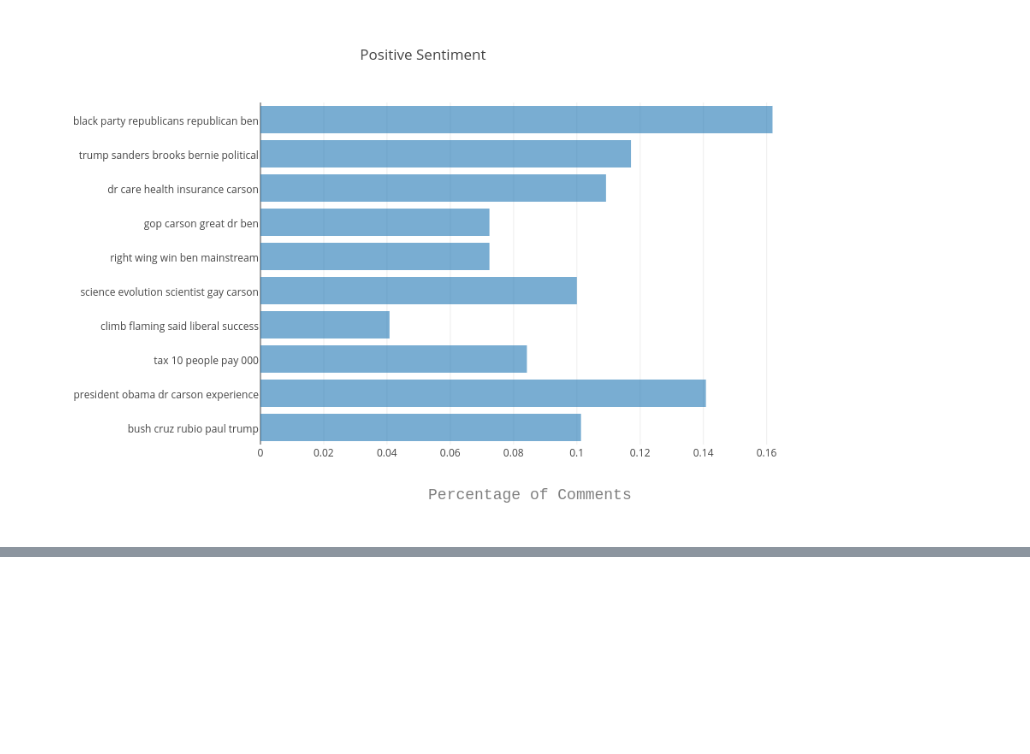
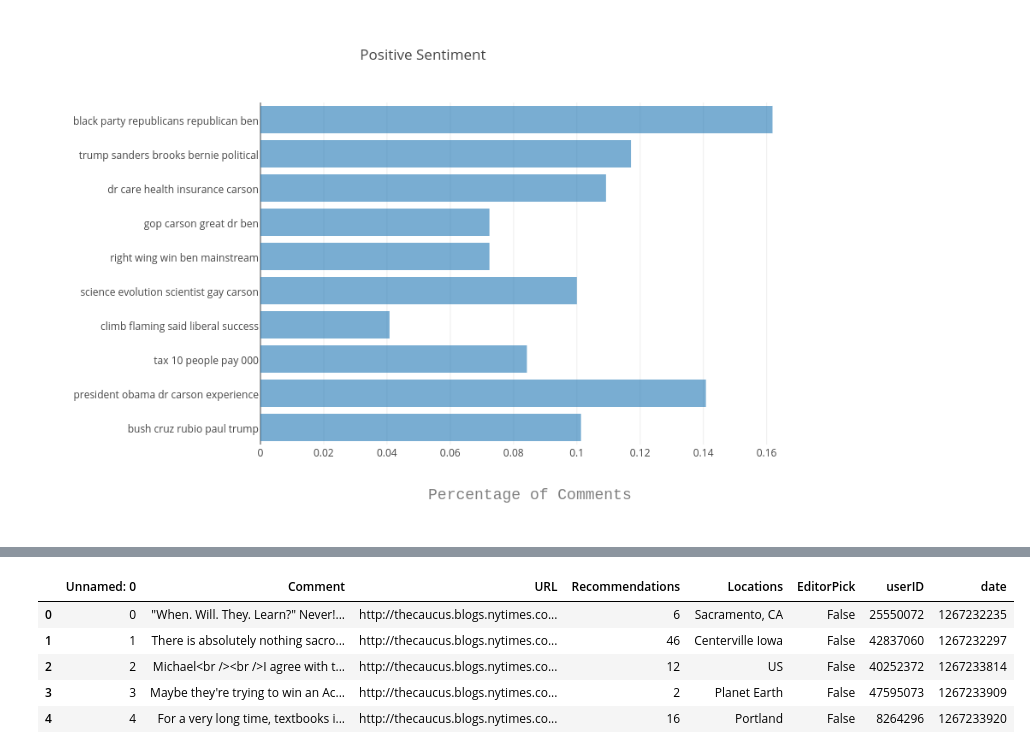
Before and after one commit to PeggyFan/Project, a Jupyter notebook: old_notebooks/Graphs.ipynb, the cells around one changed output, grey strips where cells are left out. Saved outputs shown, nothing was run; the diff lists cells and outputs as text; code cells hidden in the pictures; blank space fills up the shorter version.

```diff
--- a/old_notebooks/Graphs.ipynb
+++ b/old_notebooks/Graphs.ipynb
@@ -728,0 +699,10 @@ def state_label(loc):
+# %%
+raw = pd.read_csv('../data/sanders_meta.csv')
+raw.head()
+# %% [output]
+|  | Unnamed: 0 | Comment | URL | Recommendations | Locations | EditorPick | userID | date |
+| 0 | 0 | "When. Will. They. Learn?" Never!... | http://thecaucus.blogs.nytimes.co... | 6 | Sacramento, CA | False | 25550072 | 1267232235 |
+| 1 | 1 | There is absolutely nothing sacro... | http://thecaucus.blogs.nytimes.co... | 46 | Centerville Iowa | False | 42837060 | 1267232297 |
+| 2 | 2 | Michael<br /><br />I agree with t... | http://thecaucus.blogs.nytimes.co... | 12 | US | False | 40252372 | 1267233814 |
+| 3 | 3 | Maybe they're trying to win an Ac... | http://thecaucus.blogs.nytimes.co... | 2 | Planet Earth | False | 47595073 | 1267233909 |
+| 4 | 4 | For a very long time, textbooks i... | http://thecaucus.blogs.nytimes.co... | 16 | Portland | False | 8264296 | 1267233920 |
```
Also changed, not shown: parts of 4 cells of this notebook, 7 other files.
